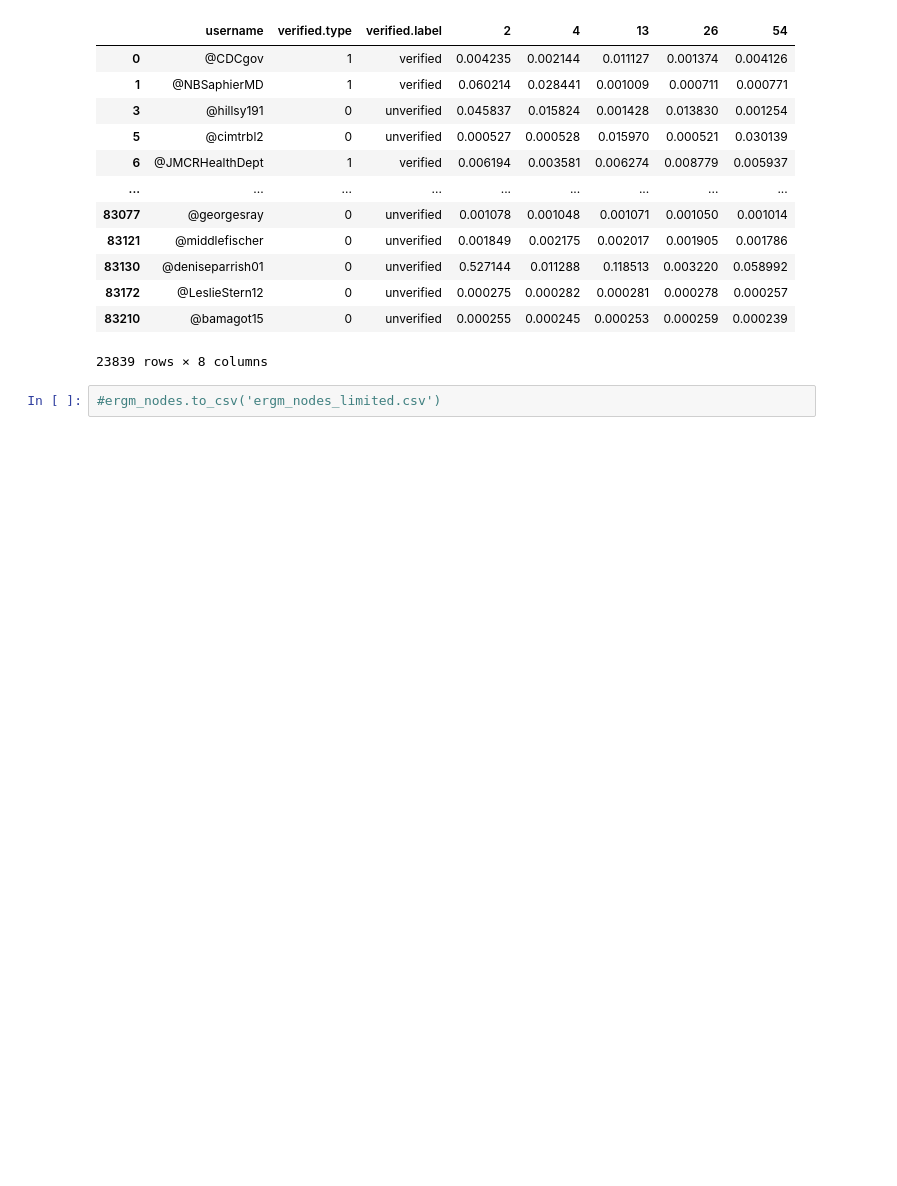
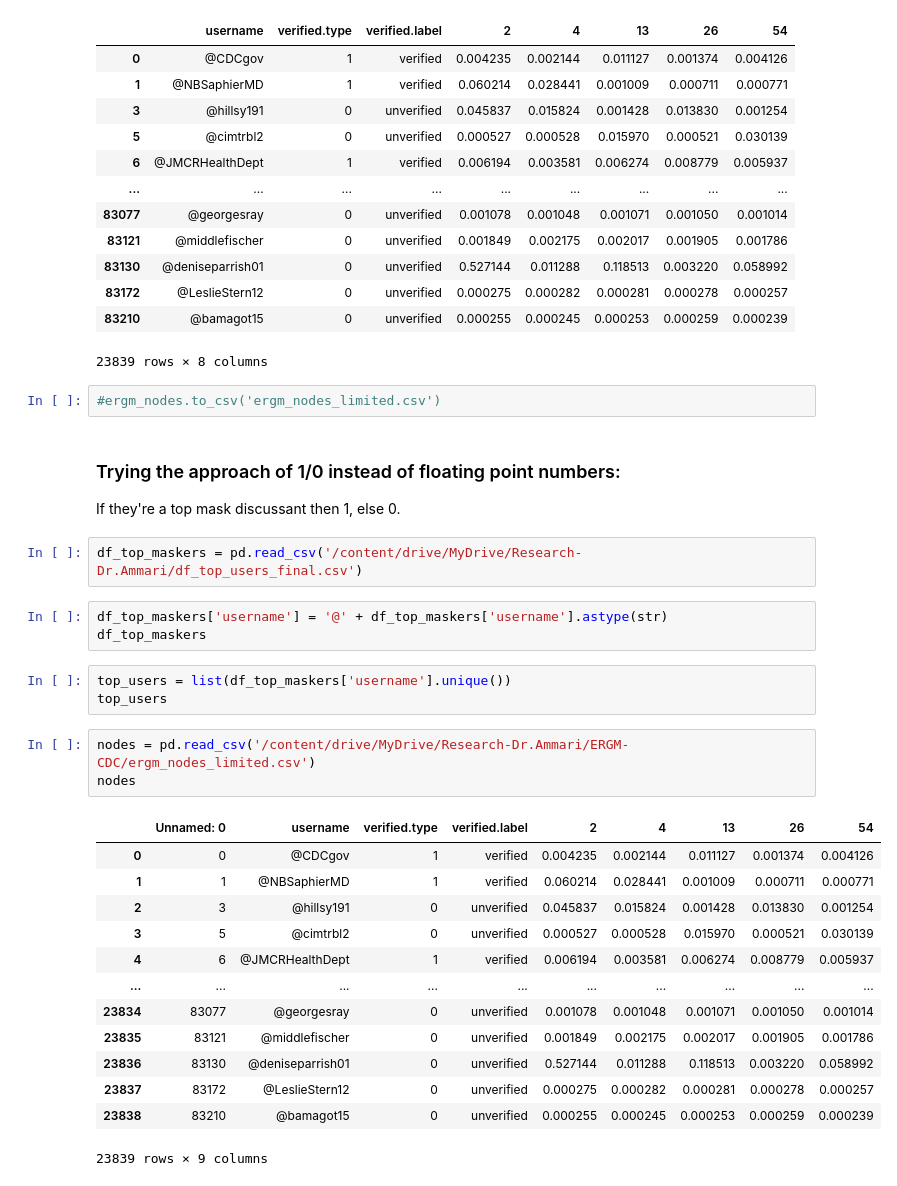
Before and after one commit to AnnaGutowska/ERGM, a Jupyter notebook: ERGM_prep.ipynb, the cells around one changed output. Saved outputs shown, nothing was run; the diff lists cells and outputs as text; blank space fills up the shorter version.

Commit message:
1/0 approach added

```diff
--- a/ERGM_prep.ipynb
+++ b/ERGM_prep.ipynb
@@ -359,3 +359,32 @@ ergm_nodes
 23839 rows × 8 columns
 # %%
 #ergm_nodes.to_csv('ergm_nodes_limited.csv')
+# %% [markdown]
+### Trying the approach of 1/0 instead of floating point numbers:
+
+If they're a top mask discussant then 1, else 0.
+# %%
+df_top_maskers = pd.read_csv('/content/drive/MyDrive/Research-Dr.Ammari/df_top_users_final.csv')
+# %%
+df_top_maskers['username'] = '@' + df_top_maskers['username'].astype(str)
+df_top_maskers
+# %%
+top_users = list(df_top_maskers['username'].unique())
+top_users
+# %%
+nodes = pd.read_csv('/content/drive/MyDrive/Research-Dr.Ammari/ERGM-CDC/ergm_nodes_limited.csv')
+nodes
+# %% [output]
+|  | Unnamed: 0 | username | verified.type | verified.label | 2 | 4 | 13 | 26 | 54 |
+| 0 | 0 | @CDCgov | 1 | verified | 0.004235 | 0.002144 | 0.011127 | 0.001374 | 0.004126 |
+| 1 | 1 | @NBSaphierMD | 1 | verified | 0.060214 | 0.028441 | 0.001009 | 0.000711 | 0.000771 |
+| 2 | 3 | @hillsy191 | 0 | unverified | 0.045837 | 0.015824 | 0.001428 | 0.013830 | 0.001254 |
+| 3 | 5 | @cimtrbl2 | 0 | unverified | 0.000527 | 0.000528 | 0.015970 | 0.000521 | 0.030139 |
+| 4 | 6 | @JMCRHealthDept | 1 | verified | 0.006194 | 0.003581 | 0.006274 | 0.008779 | 0.005937 |
+| ... | ... | ... | ... | ... | ... | ... | ... | ... | ... |
+| 23834 | 83077 | @georgesray | 0 | unverified | 0.001078 | 0.001048 | 0.001071 | 0.001050 | 0.001014 |
+| 23835 | 83121 | @middlefischer | 0 | unverified | 0.001849 | 0.002175 | 0.002017 | 0.001905 | 0.001786 |
+| 23836 | 83130 | @deniseparrish01 | 0 | unverified | 0.527144 | 0.011288 | 0.118513 | 0.003220 | 0.058992 |
+| 23837 | 83172 | @LeslieStern12 | 0 | unverified | 0.000275 | 0.000282 | 0.000281 | 0.000278 | 0.000257 |
+| 23838 | 83210 | @bamagot15 | 0 | unverified | 0.000255 | 0.000245 | 0.000253 | 0.000259 | 0.000239 |
+23839 rows × 9 columns
```
Also changed, not shown: parts of 15 cells of this notebook.
